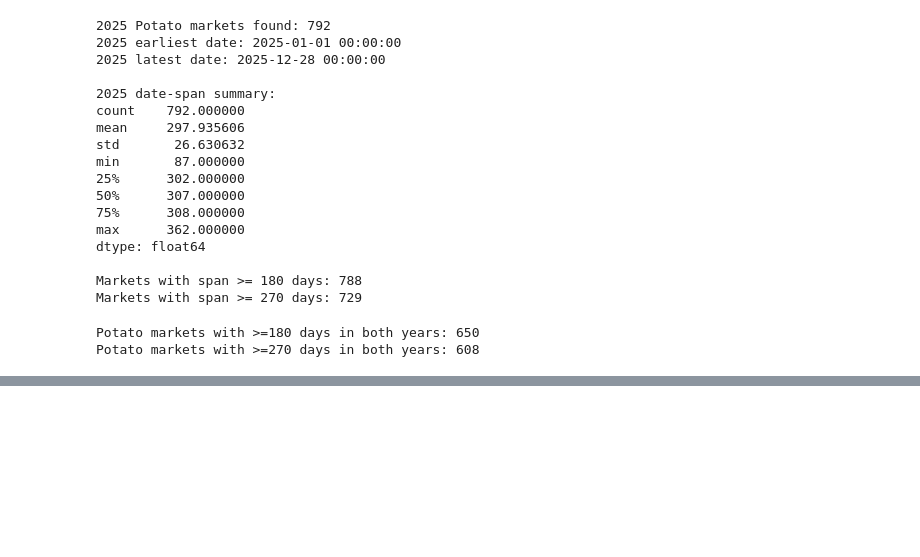
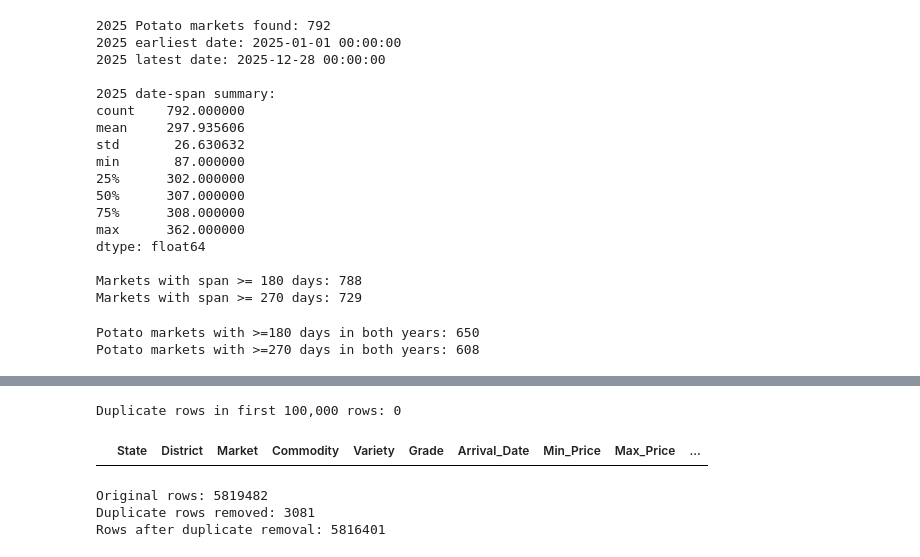
Before and after one commit to sayani-code/food-price-volatility-ml, a Jupyter notebook: notebooks/01_data_understanding.ipynb, the cells around one changed output, grey strips where cells are left out. Saved outputs shown, nothing was run; the diff lists cells and outputs as text; code cells hidden in the pictures; blank space fills up the shorter version.

```diff
--- a/notebooks/01_data_understanding.ipynb
+++ b/notebooks/01_data_understanding.ipynb
@@ -1670,0 +1723,39 @@ Potato markets with >=270 days in both years: 608
+# %%
+sample = pd.read_csv(
+    "../data/raw/2025.csv",
+    nrows=100_000
+)
+
+duplicates = sample[sample.duplicated(keep=False)]
+
+print("Duplicate rows in first 100,000 rows:", len(duplicates))
+
+duplicates.head(10)
+# %% [output]
+Duplicate rows in first 100,000 rows: 0
+|  | State | District | Market | Commodity | Variety | Grade | Arrival_Date | Min_Price | Max_Price | ... |
+# %%
+cleaned_rows = 0
+duplicate_rows = 0
+
+for chunk in pd.read_csv(
+    "../data/raw/2025.csv",
+    chunksize=100_000
+):
+    before = len(chunk)
+
+    chunk = chunk.drop_duplicates()
+
+    after = len(chunk)
+
+    cleaned_rows += after
+    duplicate_rows += before - after
+
+
+print("Original rows:", 5819482)
+print("Duplicate rows removed:", duplicate_rows)
+print("Rows after duplicate removal:", cleaned_rows)
+# %% [output]
+Original rows: 5819482
+Duplicate rows removed: 3081
+Rows after duplicate removal: 5816401
```
Also changed, not shown: parts of 6 cells of this notebook.
